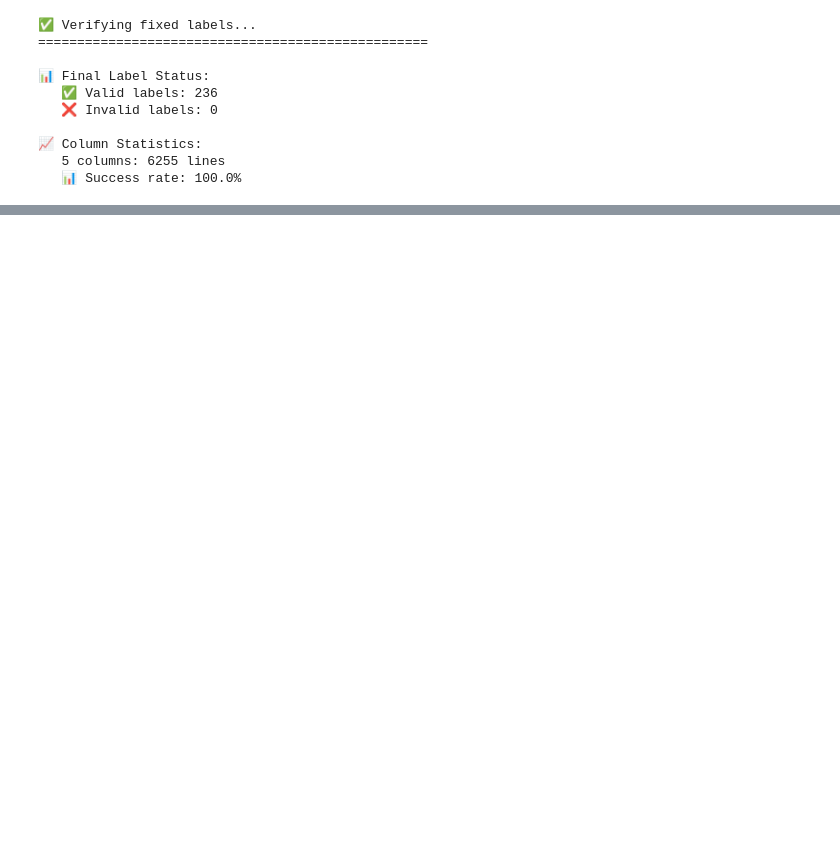
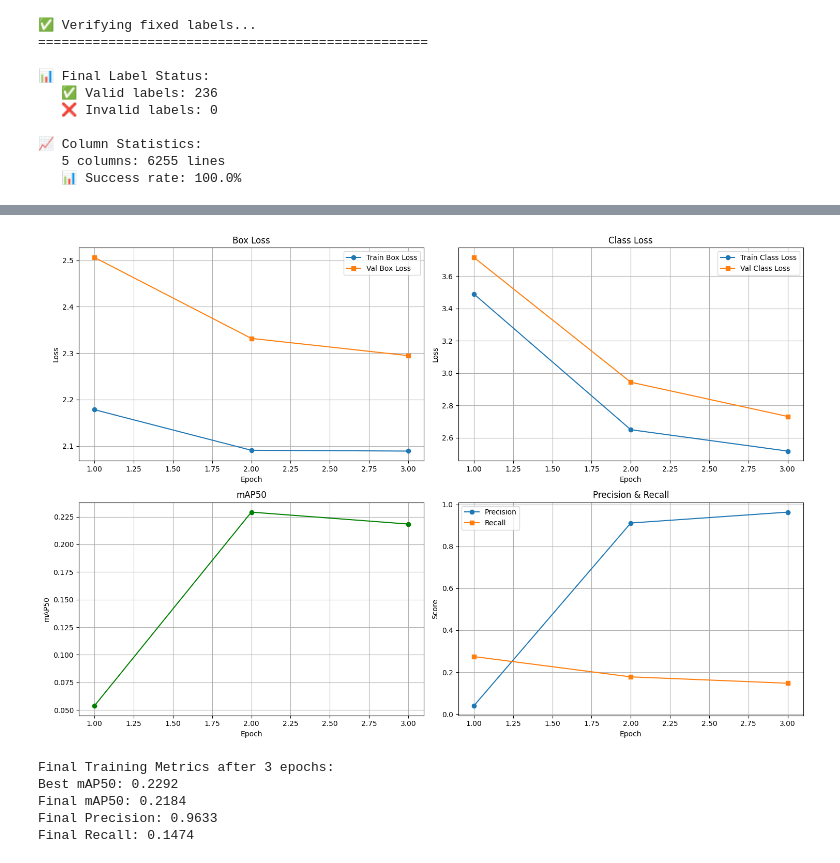
Before and after one commit to distil-comedy/real-time-football-analysis, a Jupyter notebook: football_analysis.ipynb, the cells around one changed output, grey strips where cells are left out. Drawn from its saved outputs; the diff is of its cells as text; code cells hidden in the pictures; blank space fills up the shorter version.

```diff
--- a/football_analysis.ipynb
+++ b/football_analysis.ipynb
@@ -867,3 +919,66 @@ Starting training for 3 epochs...
+# %%
+# Plot training metrics
+import pandas as pd
+import numpy as np
+
+results_path = '/content/football_analysis/runs/detect/train/results.csv'
+
+if os.path.exists(results_path):
+    results_df = pd.read_csv(results_path)
+
+    # Create subplots
+    fig, ((ax1, ax2), (ax3, ax4)) = plt.subplots(2, 2, figsize=(15, 10))
+
+    # Plot losses
+    ax1.plot(results_df['epoch'], results_df['train/box_loss'], label='Train Box Loss', marker='o')
+    ax1.plot(results_df['epoch'], results_df['val/box_loss'], label='Val Box Loss', marker='s')
+    ax1.set_title('Box Loss')
+    ax1.set_xlabel('Epoch')
+    ax1.set_ylabel('Loss')
+    ax1.legend()
+    ax1.grid(True)
+
+    # Plot class loss
+    ax2.plot(results_df['epoch'], results_df['train/cls_loss'], label='Train Class Loss', marker='o')
+    ax2.plot(results_df['epoch'], results_df['val/cls_loss'], label='Val Class Loss', marker='s')
+    ax2.set_title('Class Loss')
+    ax2.set_xlabel('Epoch')
+    ax2.set_ylabel('Loss')
+    ax2.legend()
+    ax2.grid(True)
+
+    # Plot mAP50
+    ax3.plot(results_df['epoch'], results_df['metrics/mAP50(B)'], label='mAP50', marker='o', color='green')
+    ax3.set_title('mAP50')
+    ax3.set_xlabel('Epoch')
+    ax3.set_ylabel('mAP50')
+    ax3.grid(True)
+
+    # Plot precision and recall
+    ax4.plot(results_df['epoch'], results_df['metrics/precision(B)'], label='Precision', marker='o')
+    ax4.plot(results_df['epoch'], results_df['metrics/recall(B)'], label='Recall', marker='s')
+    ax4.set_title('Precision & Recall')
+    ax4.set_xlabel('Epoch')
+    ax4.set_ylabel('Score')
+    ax4.legend()
+    ax4.grid(True)
+
+    plt.tight_layout()
+    plt.show()
+
+    # Print final metrics
+    print("Final Training Metrics after 3 epochs:")
+    print(f"Best mAP50: {results_df['metrics/mAP50(B)'].max():.4f}")
+    print(f"Final mAP50: {results_df['metrics/mAP50(B)'].iloc[-1]:.4f}")
+    print(f"Final Precision: {results_df['metrics/precision(B)'].iloc[-1]:.4f}")
+    print(f"Final Recall: {results_df['metrics/recall(B)'].iloc[-1]:.4f}")
+# %% [output]
+[figure, added]
+Final Training Metrics after 3 epochs:
+Best mAP50: 0.2292
+Final mAP50: 0.2184
+Final Precision: 0.9633
+Final Recall: 0.1474
 # %%
 # Cell 6: Full Model Training
 def full_training():
```
Also changed, not shown: parts of 14 cells of this notebook.
